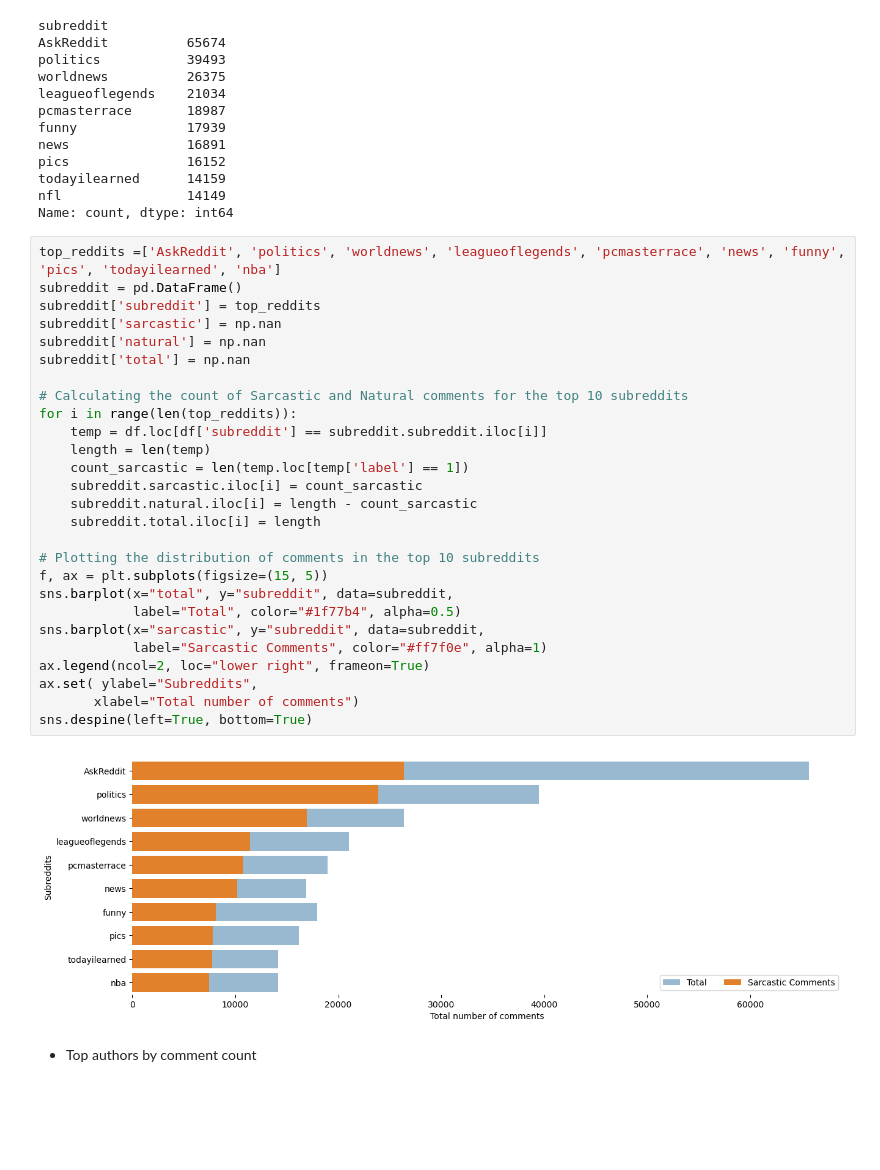
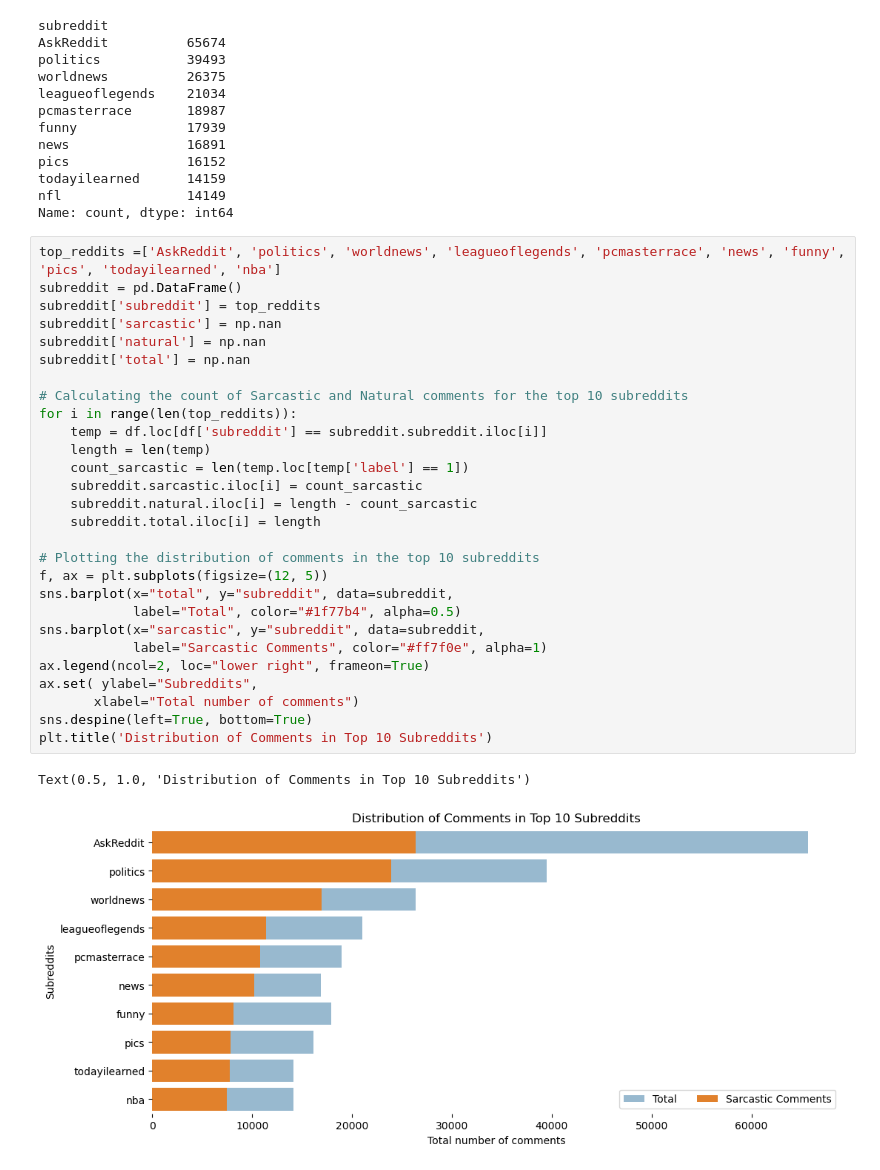
Before and after one commit to tgolaz/contextual_hatespeech, a Jupyter notebook: sarcasm_reddit_eda.ipynb, the cells around one changed output. Drawn from its saved outputs; the diff is of its cells as text; blank space fills up the shorter version.

```diff
--- a/sarcasm_reddit_eda.ipynb
+++ b/sarcasm_reddit_eda.ipynb
@@ -148,31 +201,31 @@ Name: count, dtype: int64
 # %%
 top_reddits =['AskReddit', 'politics', 'worldnews', 'leagueoflegends', 'pcmasterrace', 'news', 'funny', 'pics', 'todayilearned', 'nba']
 subreddit = pd.DataFrame()
 subreddit['subreddit'] = top_reddits
 subreddit['sarcastic'] = np.nan
 subreddit['natural'] = np.nan
 subreddit['total'] = np.nan
 
 # Calculating the count of Sarcastic and Natural comments for the top 10 subreddits
 for i in range(len(top_reddits)):
     temp = df.loc[df['subreddit'] == subreddit.subreddit.iloc[i]]
     length = len(temp)
     count_sarcastic = len(temp.loc[temp['label'] == 1])
     subreddit.sarcastic.iloc[i] = count_sarcastic
     subreddit.natural.iloc[i] = length - count_sarcastic
     subreddit.total.iloc[i] = length
 
 # Plotting the distribution of comments in the top 10 subreddits
-f, ax = plt.subplots(figsize=(15, 5))
+f, ax = plt.subplots(figsize=(12, 5))
 sns.barplot(x="total", y="subreddit", data=subreddit,
             label="Total", color="#1f77b4", alpha=0.5)
 sns.barplot(x="sarcastic", y="subreddit", data=subreddit,
             label="Sarcastic Comments", color="#ff7f0e", alpha=1)
 ax.legend(ncol=2, loc="lower right", frameon=True)
 ax.set( ylabel="Subreddits",
        xlabel="Total number of comments")
 sns.despine(left=True, bottom=True)
+plt.title('Distribution of Comments in Top 10 Subreddits')
 # %% [output]
+Text(0.5, 1.0, 'Distribution of Comments in Top 10 Subreddits')
-[figure, old version]
+[figure, new version]
-# %% [markdown]
-- Top authors by comment count
```
Also changed, not shown: parts of 38 cells of this notebook.
